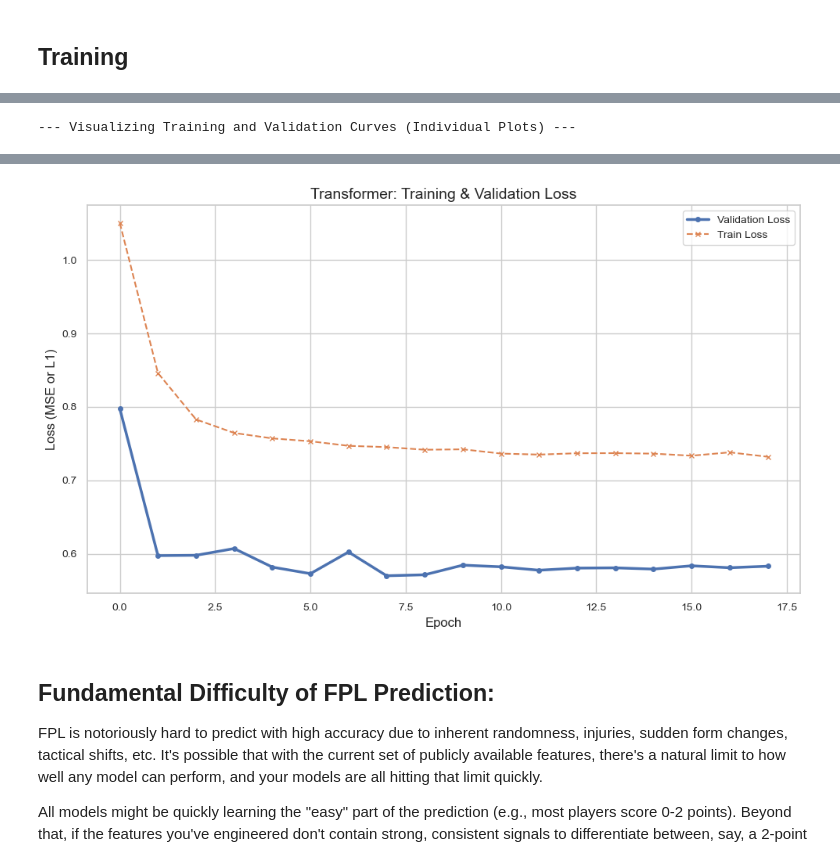
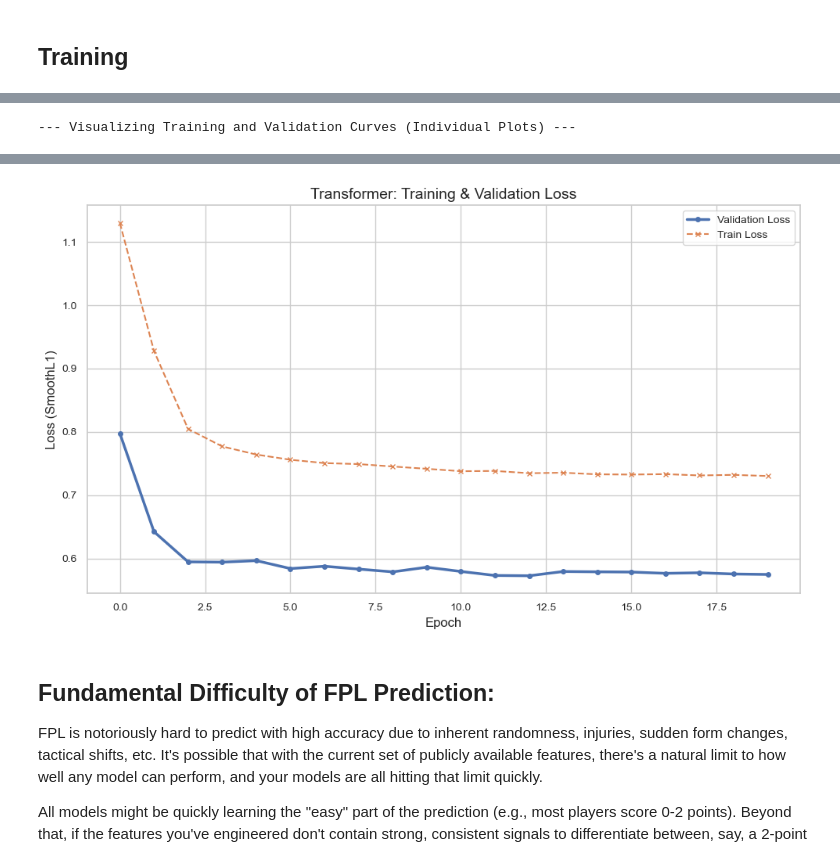
Before and after one commit to utkubah/FPL-Predictor, a Jupyter notebook: notebooks/model_selection.ipynb, the cells around one changed output, grey strips where cells are left out. Saved outputs shown, nothing was run; the diff lists cells and outputs as text; code cells hidden in the pictures.

Commit message:
add: fixed visualisation and training curves, ready for hyperparameter tuning

```diff
--- a/notebooks/model_selection.ipynb
+++ b/notebooks/model_selection.ipynb
@@ -409,15 +409,15 @@ Log Transformation: log(1 + y). This compresses the scale of large y values, mak
 class Transformer(pl.LightningModule):
     def __init__(self,
                  input_features_dim,
-                 d_model = 128,
+                 d_model = 256,
                  nhead = 4,
                  num_encoder_layers = 2,
-                 dim_feedforward = 256,
+                 dim_feedforward = 512,
                  dropout = 0.4,
                  sequence_length = 38,
-                 lr = 1e-4,
+                 lr = 5e-5,
                  weight_decay = 5e-4,
-                 warmup_epochs = 5, #useful for transformers
+                 warmup_epochs = 8, #useful for transformers
                  max_epochs_for_scheduler=30
                  ):
 
@@ -547,7 +547,7 @@ class Transformer(pl.LightningModule):
 
         scheduler = torch.optim.lr_scheduler.ReduceLROnPlateau(
                 optimizer,
-                mode='min',
+                mode="min",
                 factor=0.1,
                 patience=3,
                 verbose=True,
@@ -563,10 +563,10 @@ class Transformer(pl.LightningModule):
 
 
 
-        milestones_after_warmup = [5,13]
+        milestones_after_warmup = [5,12]
         scheduler2 = MultiStepLR(optimizer,
                              milestones=milestones_after_warmup,
-                             gamma=0.1) # Factor to reduce LR by (e.g., 0.1 or 0.2)
+                             gamma=0.2) # Factor to reduce LR by (e.g., 0.1 or 0.2)
 
 
 
@@ -597,9 +597,10 @@ seq_len = 38
 # Instantiate each LightningModule
 models = {
     "FNN": FNN(
-        seq_len=seq_len,
         n_features=n_feats,
+        seq_len=seq_len
     ),
+
     "RNN": RNN(
         n_features=n_feats,
     ),
@@ -719,9 +725,6 @@ if not csv_log_paths:
     print("No log paths found to plot.")
 else:
     for model_name, log_path in csv_log_paths.items():
-        if not os.path.exists(log_path):
-            print(f"Log file not found for {model_name} at {log_path}. Skipping.")
-            continue
 
         # Create a new figure for each model INSIDE the loop
         plt.figure(figsize=(10, 6))
@@ -729,64 +732,50 @@ else:
         try:
             metrics_df = pd.read_csv(log_path) # Load metrics for the CURRENT model
 
+
             plot_title = f"{model_name}: Training & Validation Loss"
-            has_plotted_something = False # Flag to check if any data was actually plotted for this model
 
-            # --- Validation Loss ---
-            if 'epoch' in metrics_df.columns and 'val_loss' in metrics_df.columns:
-                # CORRECTED: Define val_data from the current metrics_df
-                val_data_current_model = metrics_df.dropna(subset=['epoch', 'val_loss'])
-                if not val_data_current_model.empty:
-                    val_data_current_model = val_data_current_model.sort_values(by='epoch')
-                    plt.plot(val_data_current_model['epoch'], val_data_current_model['val_loss'],
-                             label=f'Validation Loss', linewidth=2.5, marker='o', markersize=4)
-                    has_plotted_something = True
-                else:
-                    print(f"No valid 'val_loss' data with 'epoch' found for {model_name}.")
+
+            # Validation Loss
+            if "epoch" in metrics_df.columns and "val_loss" in metrics_df.columns:
+
+                val_data_current_model = metrics_df.dropna(subset=["epoch", "val_loss"])
+                val_data_current_model = val_data_current_model.sort_values(by="epoch")
+
+                plt.plot(val_data_current_model["epoch"], val_data_current_model["val_loss"],
+                             label=f"Validation Loss", linewidth=2.5, marker="o", markersize=4)
+
             else:
                 print(f"Warning: 'val_loss' or 'epoch' not found for {model_name} in {log_path}")
 
-            # --- Training Loss (Epoch Average) ---
-            train_loss_col_to_use = None
-            if 'train_loss_epoch' in metrics_df.columns: # Check for specific epoch average column
-                train_loss_col_to_use = 'train_loss_epoch'
-            elif 'train_loss' in metrics_df.columns and 'epoch' in metrics_df.columns:
-                # This assumes 'train_loss' is already the epoch average
-                train_loss_col_to_use = 'train_loss'
 
-            if train_loss_col_to_use and 'epoch' in metrics_df.columns:
-                # CORRECTED: Define train_data from the current metrics_df
-                train_data_current_model = metrics_df.dropna(subset=['epoch', train_loss_col_to_use])
-                if not train_data_current_model.empty:
-                    train_data_current_model = train_data_current_model.sort_values(by='epoch')
-                    plt.plot(train_data_current_model['epoch'], train_data_current_model[train_loss_col_to_use],
-                             label=f'Train Loss', linestyle='--', marker='x', markersize=4)
-                    has_plotted_something = True
-                else:
-                     print(f"No valid '{train_loss_col_to_use}' data with 'epoch' found for {model_name}.")
+
+            # Training Loss
+            if "train_loss" and "epoch" in metrics_df.columns:
+
+                train_data_current_model = metrics_df.dropna(subset=["epoch", "train_loss"])
+                train_data_current_model = train_data_current_model.sort_values(by="epoch")
+
+                plt.plot(train_data_current_model["epoch"], train_data_current_model["train_loss"],
+                             label=f"Train Loss", linestyle="--", marker="x", markersize=4)
+
             else:
                 print(f"Warning: Could not determine epoch-level training loss column for {model_name} in {log_path}")
 
             # Only show plot if something was actually plotted
-            if has_plotted_something:
-                plt.xlabel("Epoch", fontsize=12)
-                plt.ylabel("Loss (MSE or L1)", fontsize=12) # Update if you changed loss
-                plt.title(plot_title, fontsize=14)
-                plt.legend(fontsize=10)
-                plt.xticks(fontsize=10)
-                plt.yticks(fontsize=10)
-                plt.tight_layout()
-                plt.show() # Show plot for current model
-            else:
-                print(f"No data plotted for model: {model_name}")
-                plt.close() # Close the empty figure
 
-        except pd.errors.EmptyDataError:
-            print(f"Log file {log_path} for {model_name} is empty. Skipping.")
-            plt.close() # Close the figure if file is empty
+            plt.xlabel("Epoch", fontsize=12)
+            plt.ylabel("Loss (SmoothL1)", fontsize=12)
+            plt.title(plot_title, fontsize=14)
+            plt.legend(fontsize=10)
+            plt.xticks(fontsize=10)
+            plt.yticks(fontsize=10)
+            plt.tight_layout()
+            plt.show() # Show plot for current model
+
+
+
         except Exception as e:
             print(f"Error processing/plotting log for {model_name} from {log_path}: {e}")
-            if plt.gcf().get_axes(): # If axes exist on current figure
-                plt.close() # Close the potentially broken plot
 # %% [output]
 --- Visualizing Training and Validation Curves (Individual Plots) ---
@@ -795,4 +784,4 @@ else:
-[figure, old version]
+[figure, new version]
 # %% [markdown]
 ## Fundamental Difficulty of FPL Prediction:
 FPL is notoriously hard to predict with high accuracy due to inherent randomness, injuries, sudden form changes, tactical shifts, etc. It's possible that with the current set of publicly available features, there's a natural limit to how well any model can perform, and your models are all hitting that limit quickly.
```
Also changed, not shown: parts of 8 cells of this notebook.
